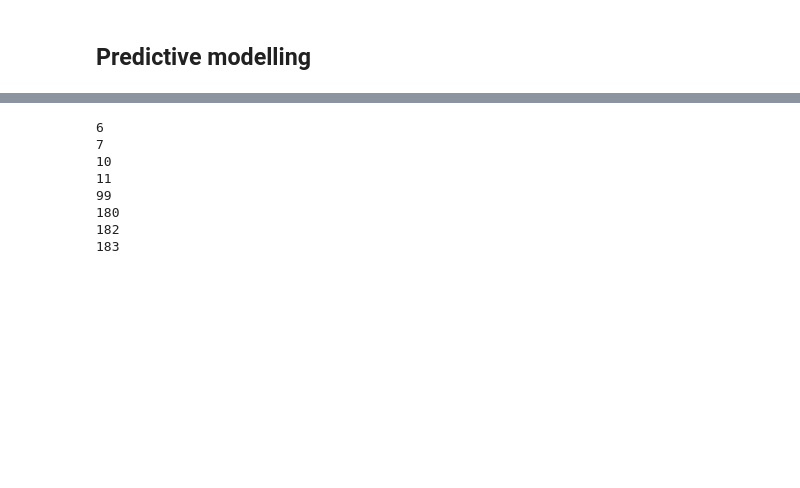
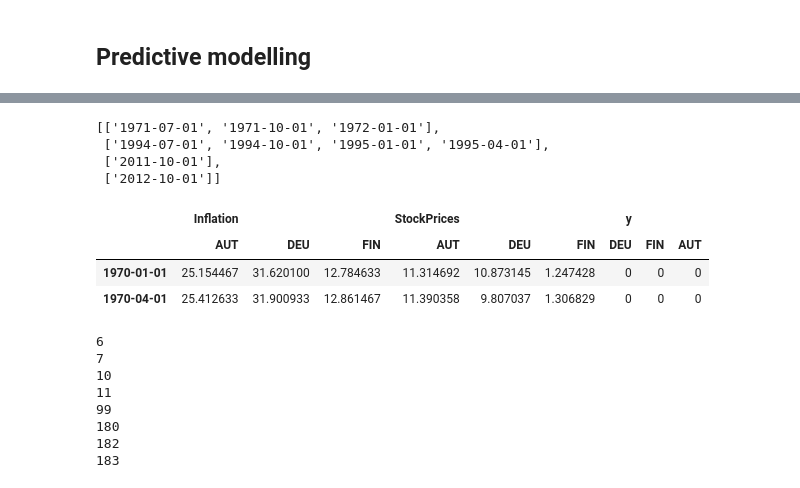
Before and after one commit to vvoutilainen/MTSDataModel, a Jupyter notebook: examples/sample_examples.ipynb, the cells around one changed output, grey strips where cells are left out. Drawn from its saved outputs; the diff is of its cells as text; code cells hidden in the pictures; blank space fills up the shorter version.

```diff
--- a/examples/sample_examples.ipynb
+++ b/examples/sample_examples.ipynb
@@ -221,0 +221,70 @@ class MTSPredModel:
+# %%
+# Drop any other endogenous variable.
+endogenous = [y]
+df = df.iloc[:, df.columns.get_level_values(0).isin(endogenous + exogenous) ]
+
+# Loop over each entity
+entities = list(np.unique(df.columns.get_level_values(1).values))
+for entity in entities:
+
+    # Select variable y under given entity into frame
+    frame = df.iloc[:, (df.columns.get_level_values(0).isin(endogenous)) & (df.columns.get_level_values(1)==entity)].copy()
+
+    # First map original endogenous variable to vulnerability horizon.
+    # Handle this mapped variable as a separate series.
+    # At this point this will just mechanical mapping, without consideration
+    # that vulnerability horizon might overlap cith crisis period.
+
+    # Ugly loop to perform what we need. There's room for improvement here...
+    crisis_periods = list()
+    i = 0
+    while i < len(frame):
+        # If we hit a one...
+        if frame.iloc[i,0] == 1:
+            # Fire up second loop to peek into future; see how long a series of ones
+            for j in range (0, len(frame) - (i+1) ):
+                # break if we hit zero; of we hit maximum for j, that is also fine
+                if frame.iloc[i + (j+1), 0] == 0:
+                    break
+            # Since loop control variable j is still in scope, we have its value
+            # and j+1  tells us length of current sub-series of ones. Get indices
+            # for current sub-series of ones.
+            crisis_periods.append(frame.iloc[i:(i + (j+1)), 0].index.values.tolist())
+
+
+            # Force i for next iteration
+            i = i+(j+1)
+
+
+        # If we hit a zero, just increment i
+        else:
+            i+=1
+
+
+
+    # Delete crisis periods from the new variable.
+
+    # Delete post-crisis periods from the new variable,
+    # depending on delete type.
+
+    # Delete pre-crisis periods.
+
+    # Drop original endogenous variable, rename new.
+
+
+#df.head(2)
+#frame
+crisis_periods
+# %% [output]
+[['1971-07-01', '1971-10-01', '1972-01-01'],
+ ['1994-07-01', '1994-10-01', '1995-01-01', '1995-04-01'],
+ ['2011-10-01'],
+ ['2012-10-01']]
+# %%
+pm.PrepareEndogenousVariable(y='y')
+pm.ReturnDf().head(2)
+# %% [output]
+|  | Inflation |  |  | StockPrices |  |  | y |  |  |
+|  | AUT | DEU | FIN | AUT | DEU | FIN | DEU | FIN | AUT |
+| 1970-01-01 | 25.154467 | 31.620100 | 12.784633 | 11.314692 | 10.873145 | 1.247428 | 0 | 0 | 0 |
+| 1970-04-01 | 25.412633 | 31.900933 | 12.861467 | 11.390358 | 9.807037 | 1.306829 | 0 | 0 | 0 |
```
Also changed, not shown: parts of 6 cells of this notebook.
